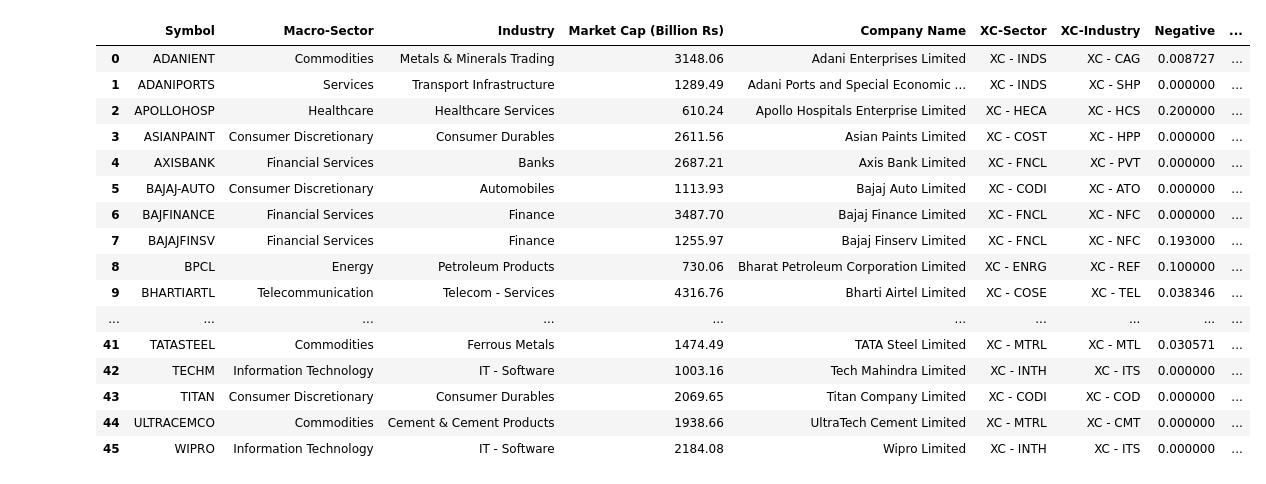
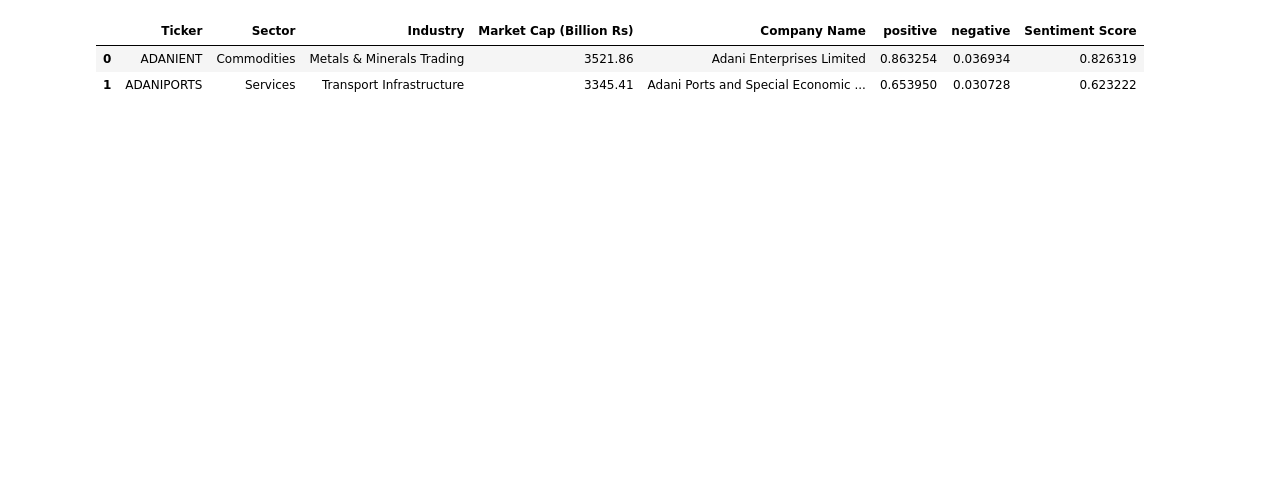
Before and after one commit to Shubxam/Nifty-500-Live-Sentiment-Analysis, a Jupyter notebook: playbook.ipynb, the cells around one changed output. Cells and saved outputs as stored; diff of their text form; code cells hidden in the pictures; blank space fills up the shorter version.

```diff
--- a/playbook.ipynb
+++ b/playbook.ipynb
@@ -50,3 +58,10 @@ filter_article_sent_score[filter_article_sent_score['Ticker'] == 'HDFCLIFE']
+# %%
+ticker_scores = (
+    filterd_articles.loc[:, ["Ticker", "positive", "negative", "compound"]]
+    .groupby("Ticker")
+    .mean()
+    .reset_index()
+)
 # %%
-#filter companies based on universe
-universe_filtered_df = filter_article_sent_score[filter_article_sent_score['Ticker'].isin(universe_tickers)]
+# filter companies based on universe
+filtered_tickers = ticker_scores.loc[ticker_scores.Ticker.isin(universe_tickers)]
@@ -73,24 +68,13 @@ universe_filtered_df
 # %%
-final_df = pd.merge(ticker_metadata, universe_filtered_df, on='Ticker', how='inner')
+final_df = pd.merge(ticker_metadata, filtered_tickers, on="Ticker", how="inner")
 # %%
-final_df.columns = ['Symbol','Macro-Sector','Industry', 'Market Cap (Billion Rs)','Company Name','XC-Sector', 'XC-Industry', 'Negative', 'Neutral', 'Positive', 'Sentiment Score']
+final_df.rename(
+    columns={"Market Cap": "Market Cap (Billion Rs)", "compound": "Sentiment Score"},
+    inplace=True,
+)
 # %%
-final_df
+final_df.head(2)
 # %% [output]
-|  | Symbol | Macro-Sector | Industry | Market Cap (Billion Rs) | Company Name | XC-Sector | XC-Industry | Negative | ... |
-| 0 | ADANIENT | Commodities | Metals & Minerals Trading | 3148.06 | Adani Enterprises Limited | XC - INDS | XC - CAG | 0.008727 | ... |
-| 1 | ADANIPORTS | Services | Transport Infrastructure | 1289.49 | Adani Ports and Special Economic ... | XC - INDS | XC - SHP | 0.000000 | ... |
-| 2 | APOLLOHOSP | Healthcare | Healthcare Services | 610.24 | Apollo Hospitals Enterprise Limited | XC - HECA | XC - HCS | 0.200000 | ... |
-| 3 | ASIANPAINT | Consumer Discretionary | Consumer Durables | 2611.56 | Asian Paints Limited | XC - COST | XC - HPP | 0.000000 | ... |
-| 4 | AXISBANK | Financial Services | Banks | 2687.21 | Axis Bank Limited | XC - FNCL | XC - PVT | 0.000000 | ... |
-| 5 | BAJAJ-AUTO | Consumer Discretionary | Automobiles | 1113.93 | Bajaj Auto Limited | XC - CODI | XC - ATO | 0.000000 | ... |
-| 6 | BAJFINANCE | Financial Services | Finance | 3487.70 | Bajaj Finance Limited | XC - FNCL | XC - NFC | 0.000000 | ... |
-| 7 | BAJAJFINSV | Financial Services | Finance | 1255.97 | Bajaj Finserv Limited | XC - FNCL | XC - NFC | 0.193000 | ... |
-| 8 | BPCL | Energy | Petroleum Products | 730.06 | Bharat Petroleum Corporation Limited | XC - ENRG | XC - REF | 0.100000 | ... |
-| 9 | BHARTIARTL | Telecommunication | Telecom - Services | 4316.76 | Bharti Airtel Limited | XC - COSE | XC - TEL | 0.038346 | ... |
-| ... | ... | ... | ... | ... | ... | ... | ... | ... | ... |
-| 41 | TATASTEEL | Commodities | Ferrous Metals | 1474.49 | TATA Steel Limited | XC - MTRL | XC - MTL | 0.030571 | ... |
-| 42 | TECHM | Information Technology | IT - Software | 1003.16 | Tech Mahindra Limited | XC - INTH | XC - ITS | 0.000000 | ... |
-| 43 | TITAN | Consumer Discretionary | Consumer Durables | 2069.65 | Titan Company Limited | XC - CODI | XC - COD | 0.000000 | ... |
-| 44 | ULTRACEMCO | Commodities | Cement & Cement Products | 1938.66 | UltraTech Cement Limited | XC - MTRL | XC - CMT | 0.000000 | ... |
-| 45 | WIPRO | Information Technology | IT - Software | 2184.08 | Wipro Limited | XC - INTH | XC - ITS | 0.000000 | ... |
+|  | Ticker | Sector | Industry | Market Cap (Billion Rs) | Company Name | positive | negative | Sentiment Score |
+| 0 | ADANIENT | Commodities | Metals & Minerals Trading | 3521.86 | Adani Enterprises Limited | 0.863254 | 0.036934 | 0.826319 |
+| 1 | ADANIPORTS | Services | Transport Infrastructure | 3345.41 | Adani Ports and Special Economic ... | 0.653950 | 0.030728 | 0.623222 |
```
Also changed, not shown: parts of 16 cells of this notebook.
